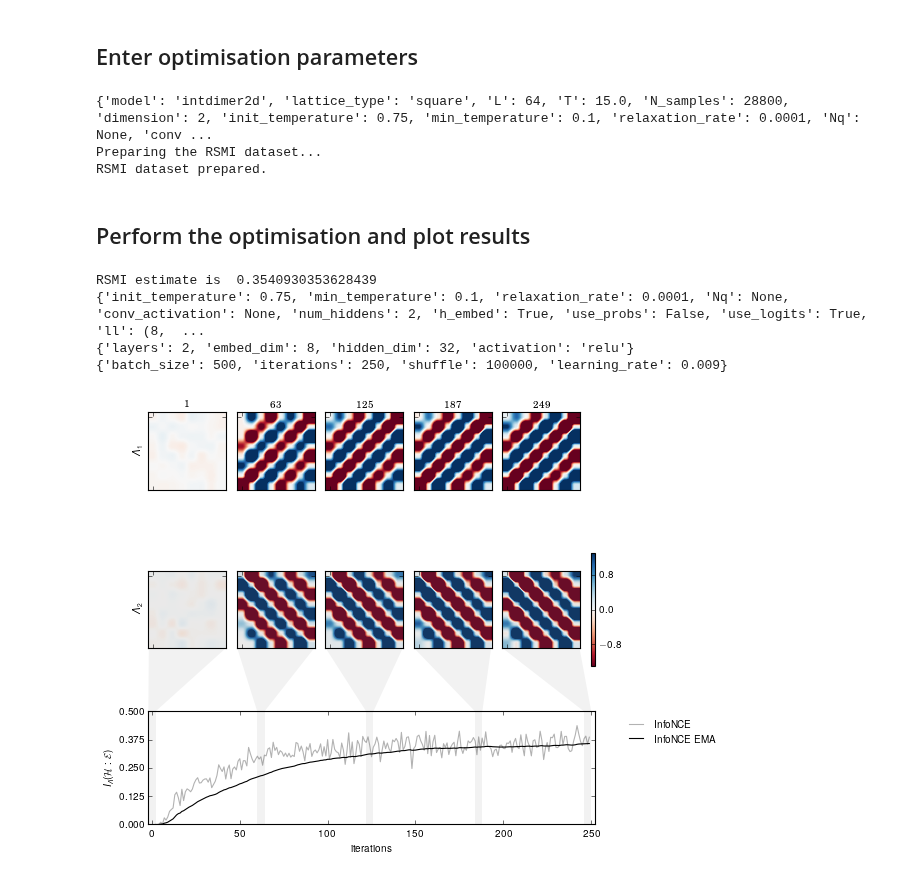
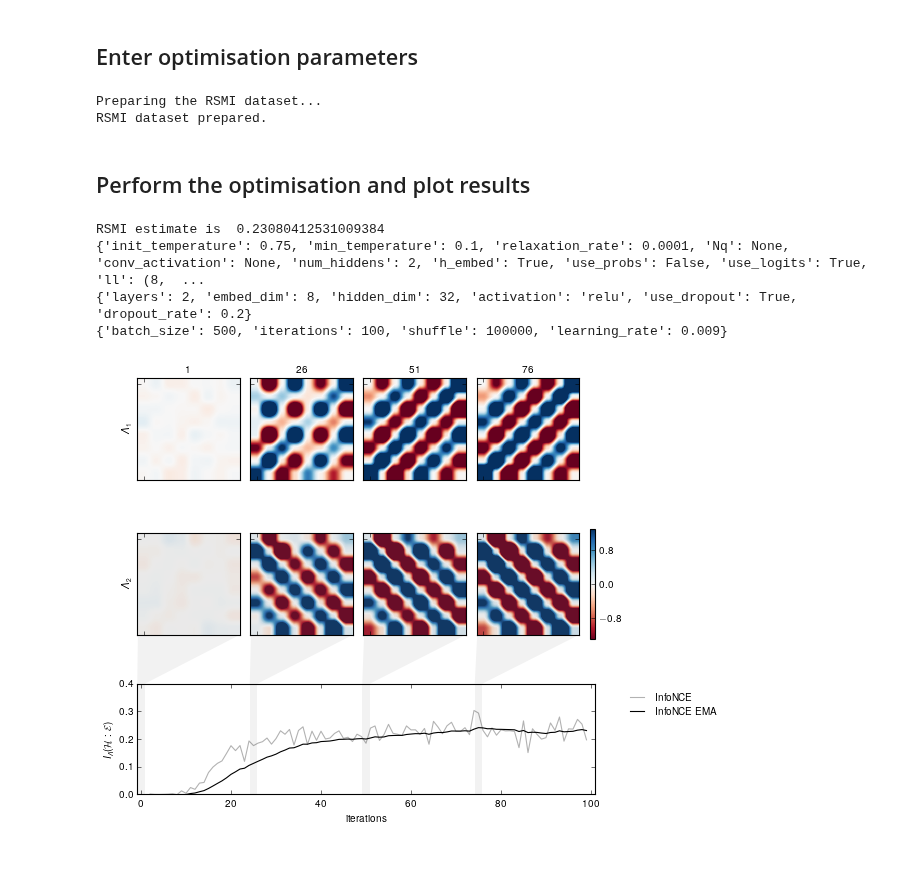
Before and after one commit to RSMI-NE/RSMI-NE, a Jupyter notebook: coarsegrainer/examples/tutorial.ipynb, the cells around one changed output. Drawn from its saved outputs; the diff is of its cells as text; code cells hidden in the pictures.

Commit message:
added optional dropout in MI estimator

```diff
--- a/coarsegrainer/examples/tutorial.ipynb
+++ b/coarsegrainer/examples/tutorial.ipynb
@@ -77,11 +77,13 @@ critic_params = {
     'embed_dim': 8,
     'hidden_dim': 32,
     'activation': 'relu',
+    'use_dropout': True,
+    'dropout_rate': 0.2,
 }
 
 opt_params = {
     "batch_size": 500, # was 800 for larger buffers
-    "iterations": 250, # was 400 for above BKT, 25 for below BKT
+    "iterations": 100, # was 400 for above BKT, 25 for below BKT
     "shuffle": 100000,
     "learning_rate": 9e-3 # was 4e-3
 }
@@ -92,7 +94,6 @@ env_size = 4
 
 V, E = generator.rsmi_data(index, ll, buffer_size=buffer_size, cap=ll[0]+2*(buffer_size+env_size))
 # %% [output]
-{'model': 'intdimer2d', 'lattice_type': 'square', 'L': 64, 'T': 15.0, 'N_samples': 28800, 'dimension': 2, 'init_temperature': 0.75, 'min_temperature': 0.1, 'relaxation_rate': 0.0001, 'Nq': None, 'conv ...
 Preparing the RSMI dataset...
 RSMI dataset prepared.
 # %% [markdown]
@@ -101,20 +102,20 @@ RSMI dataset prepared.
 estimates, _, filters, _ = cg_opt.train_RSMI_optimiser(CG_params, critic_params, opt_params, data_params,
                                                        E=E, V=V)
 # %%
-print('RSMI estimate is ', cg_opt.RSMI_estimate(estimates, ema_span=100))
+print('RSMI estimate is ', cg_opt.RSMI_estimate(estimates, ema_span=20))
 
 plotter.plot_fancy_rsmimax(estimates, filters, opt_params, CG_params,
-                            generator, N_samples=data_params['N_samples'],
-                            mi_bound=r'$\rm InfoNCE$', filter_lim=1.3, EMA_span=80, save=False,
+                            generator, mi_bound=r'$\rm InfoNCE$',
+                            filter_lim=1.3, EMA_span=20, save=False,
                             series_skip=opt_params['iterations']//4,
                             interpolation='hanning', cmap='RdBu')
 
 print(CG_params)
 print(critic_params)
 print(opt_params)
 # %% [output]
-RSMI estimate is  0.3540930353628439
+RSMI estimate is  0.23080412531009384
 {'init_temperature': 0.75, 'min_temperature': 0.1, 'relaxation_rate': 0.0001, 'Nq': None, 'conv_activation': None, 'num_hiddens': 2, 'h_embed': True, 'use_probs': False, 'use_logits': True, 'll': (8,  ...
-{'layers': 2, 'embed_dim': 8, 'hidden_dim': 32, 'activation': 'relu'}
-{'batch_size': 500, 'iterations': 250, 'shuffle': 100000, 'learning_rate': 0.009}
+{'layers': 2, 'embed_dim': 8, 'hidden_dim': 32, 'activation': 'relu', 'use_dropout': True, 'dropout_rate': 0.2}
+{'batch_size': 500, 'iterations': 100, 'shuffle': 100000, 'learning_rate': 0.009}
-[figure, old version]
+[figure, new version]
```
Also changed, not shown: 4 other files.
